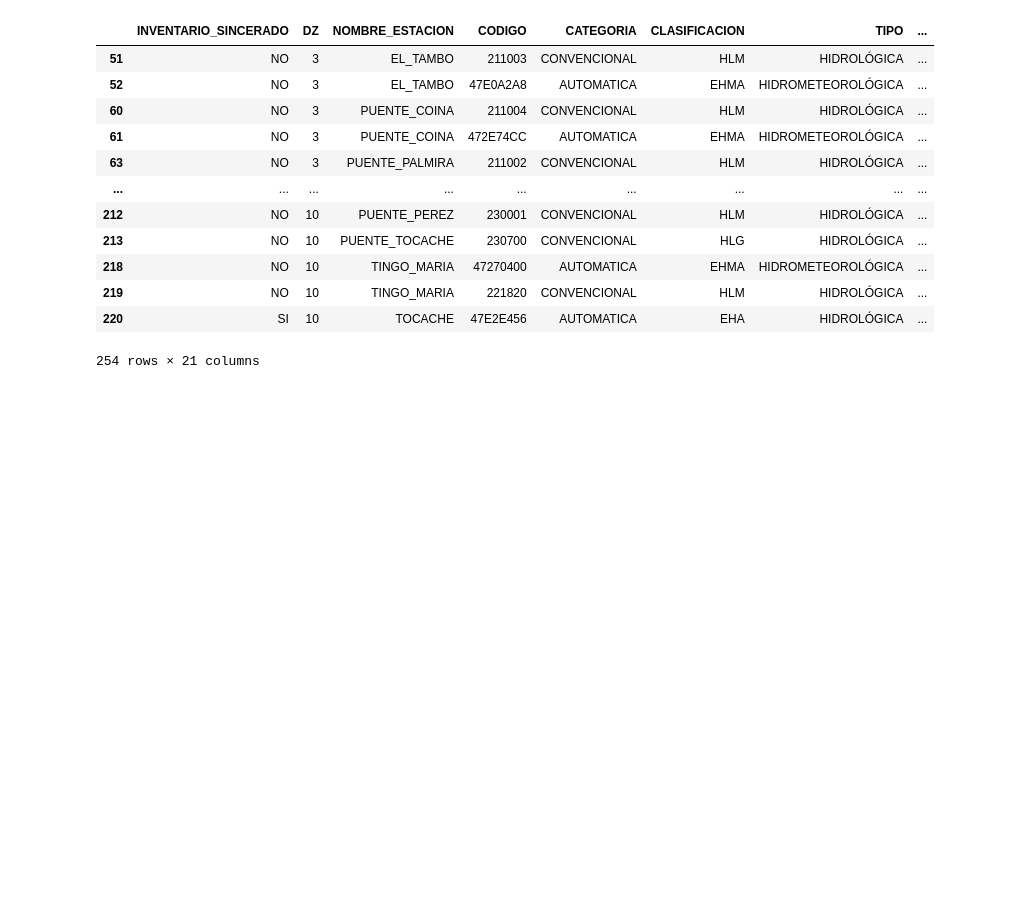
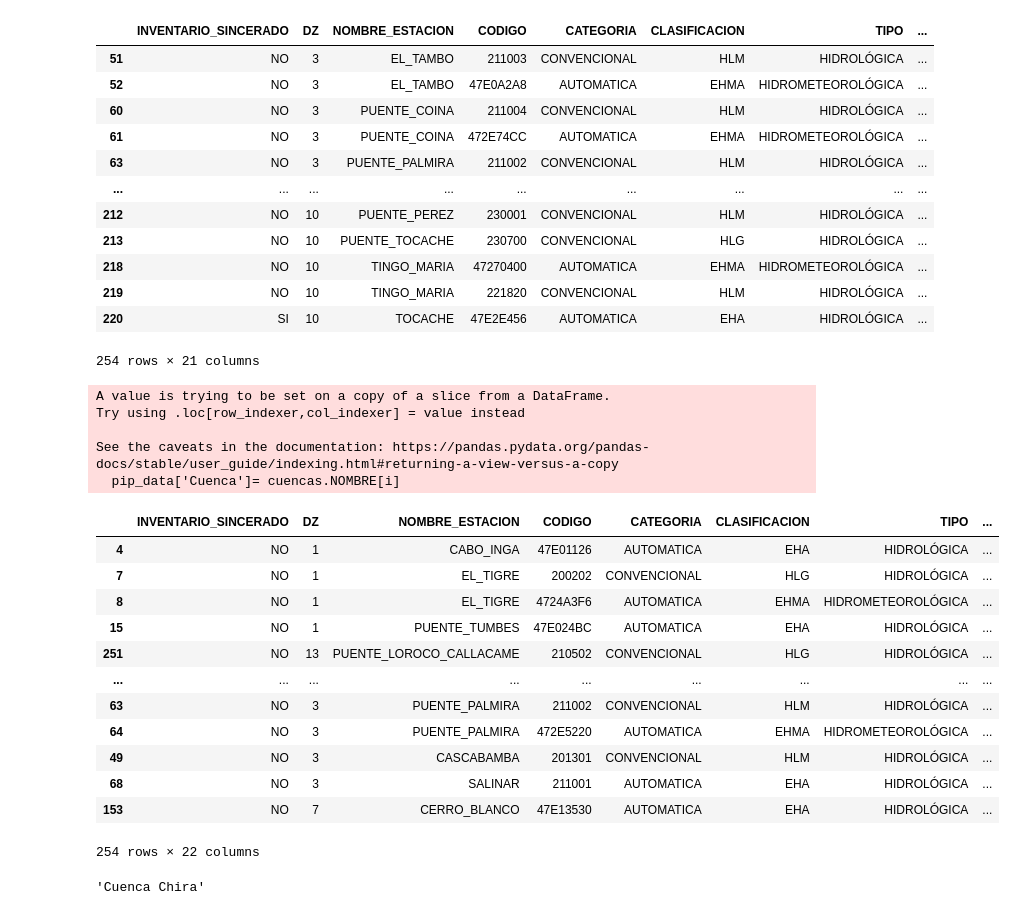
Before and after one commit to JoseZevallosR/umbrales_estaciones, a Jupyter notebook: notebooks/Maestro.ipynb, the cells around one changed output. Drawn from its saved outputs; the diff is of its cells as text; code cells hidden in the pictures; blank space fills up the shorter version.

```diff
--- a/notebooks/Maestro.ipynb
+++ b/notebooks/Maestro.ipynb
@@ -113,5 +93,45 @@ df
 | 219 | NO | 10 | TINGO_MARIA | 221820 | CONVENCIONAL | HLM | HIDROLÓGICA | ... |
 | 220 | SI | 10 | TOCACHE | 47E2E456 | AUTOMATICA | EHA | HIDROLÓGICA | ... |
 254 rows × 21 columns
+# %%
+cuencas=gpd.read_file('../data/shp/cuencas/UH.shp')
+# %%
+shapely.speedups.enable()
+# enable shapely.speedups which makes queries running faster.
+sub_df=[]
+for i in range(cuencas.shape[0]):
+
+    pip_mask = points_gdf.within(cuencas.loc[i, 'geometry'])
+    # selecting the polygon's geometry field to filter out points that
+    # are not overlaid
+    pip_data = df.loc[pip_mask]
+
+    pip_data['Cuenca']= cuencas.NOMBRE[i]
+
+    sub_df.append(pip_data)
+
+maestro = pd.concat((sub_df))
+# %% [output]
+A value is trying to be set on a copy of a slice from a DataFrame.
+Try using .loc[row_indexer,col_indexer] = value instead
+
+See the caveats in the documentation: https://pandas.pydata.org/pandas-docs/stable/user_guide/indexing.html#returning-a-view-versus-a-copy
+  pip_data['Cuenca']= cuencas.NOMBRE[i]
+# %%
+maestro
+# %% [output]
+|  | INVENTARIO_SINCERADO | DZ | NOMBRE_ESTACION | CODIGO | CATEGORIA | CLASIFICACION | TIPO | ... |
+| 4 | NO | 1 | CABO_INGA | 47E01126 | AUTOMATICA | EHA | HIDROLÓGICA | ... |
+| 7 | NO | 1 | EL_TIGRE | 200202 | CONVENCIONAL | HLG | HIDROLÓGICA | ... |
+| 8 | NO | 1 | EL_TIGRE | 4724A3F6 | AUTOMATICA | EHMA | HIDROMETEOROLÓGICA | ... |
+| 15 | NO | 1 | PUENTE_TUMBES | 47E024BC | AUTOMATICA | EHA | HIDROLÓGICA | ... |
+| 251 | NO | 13 | PUENTE_LOROCO_CALLACAME | 210502 | CONVENCIONAL | HLG | HIDROLÓGICA | ... |
+| ... | ... | ... | ... | ... | ... | ... | ... | ... |
+| 63 | NO | 3 | PUENTE_PALMIRA | 211002 | CONVENCIONAL | HLM | HIDROLÓGICA | ... |
+| 64 | NO | 3 | PUENTE_PALMIRA | 472E5220 | AUTOMATICA | EHMA | HIDROMETEOROLÓGICA | ... |
+| 49 | NO | 3 | CASCABAMBA | 201301 | CONVENCIONAL | HLM | HIDROLÓGICA | ... |
+| 68 | NO | 3 | SALINAR | 211001 | AUTOMATICA | EHA | HIDROLÓGICA | ... |
+| 153 | NO | 7 | CERRO_BLANCO | 47E13530 | AUTOMATICA | EHA | HIDROLÓGICA | ... |
+254 rows × 22 columns
 # %%
 conn = sqlite3.connect('../data/DZ/niveles.db')
@@ -119,2 +139,6 @@ df.drop(['geometry'],axis=1).to_sql(name = 'Maestro',con=conn, if_exists='replac
 conn.commit()
 conn.close()
+# %%
+maestro.Cuenca[1]
+# %% [output]
+'Cuenca Chira'
```
Also changed, not shown: parts of 2 cells of this notebook, 1 other file.
